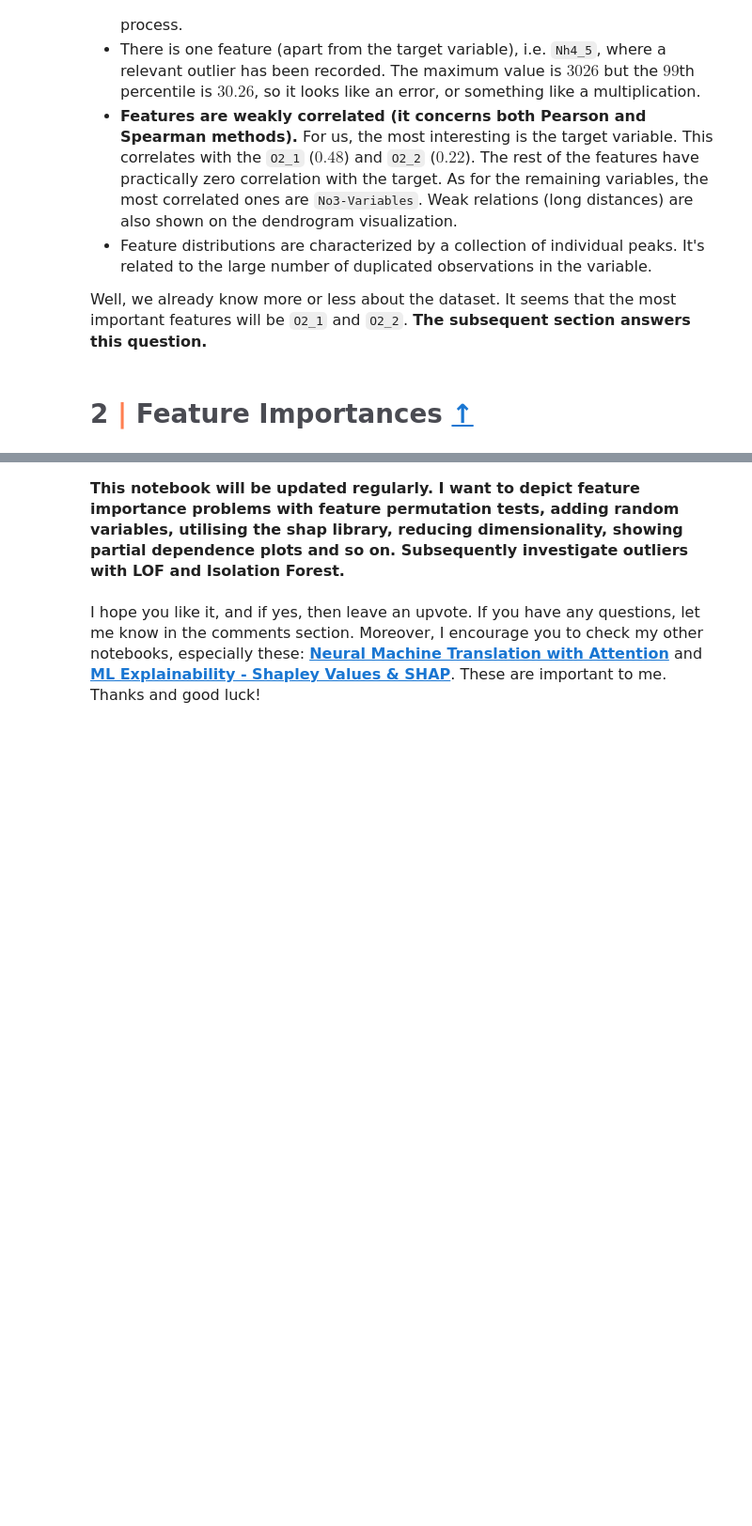
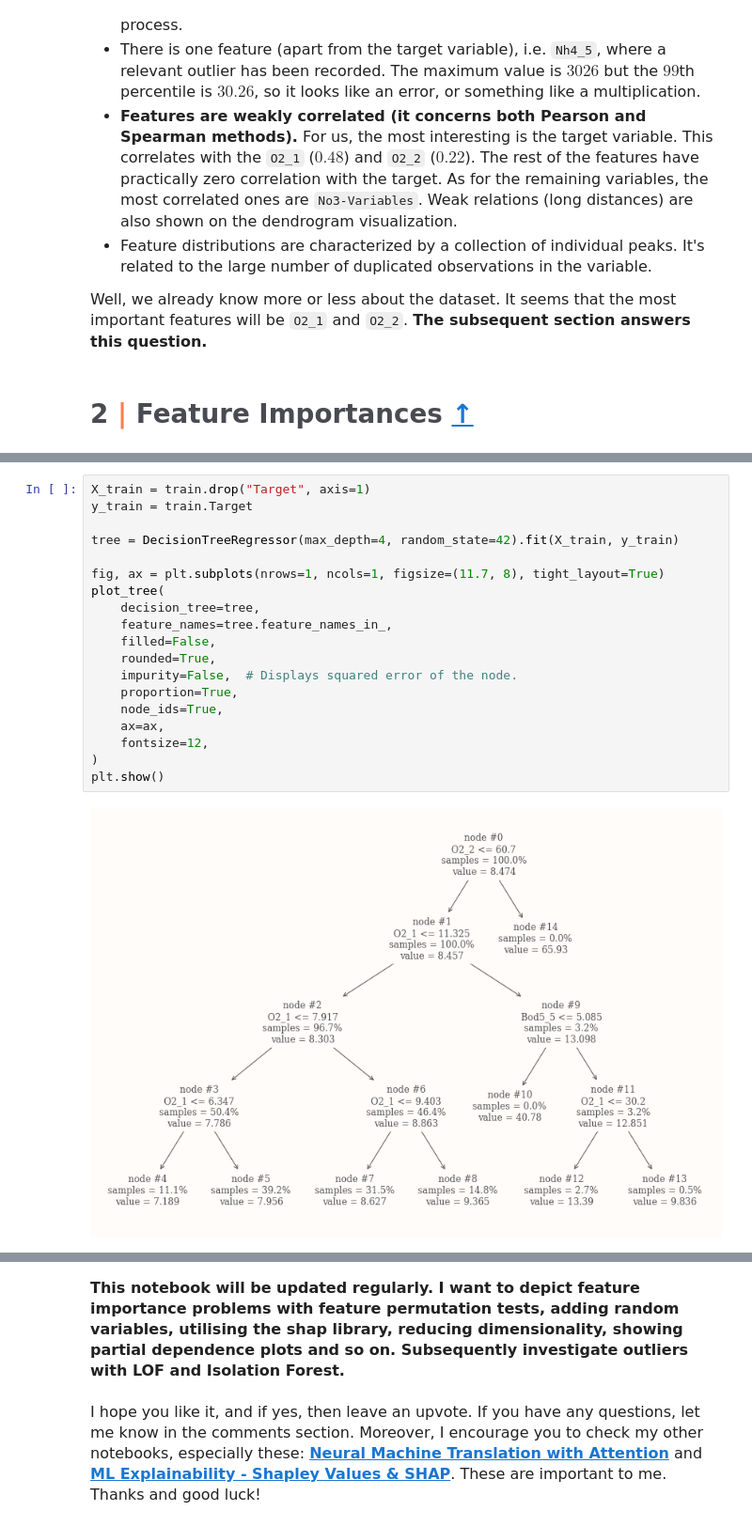
Before and after one commit to mateuszk098/kaggle-notebooks, a Jupyter notebook: playground_series_s3e21/oxygen_in_water_eda.ipynb, the cells around one changed output, grey strips where cells are left out. Shown at 94% size. Saved outputs shown, nothing was run; the diff lists cells and outputs as text; blank space fills up the shorter version.

```diff
--- a/playground_series_s3e21/oxygen_in_water_eda.ipynb
+++ b/playground_series_s3e21/oxygen_in_water_eda.ipynb
@@ -854,0 +914,21 @@ fig.show()
+# %%
+X_train = train.drop("Target", axis=1)
+y_train = train.Target
+
+tree = DecisionTreeRegressor(max_depth=4, random_state=42).fit(X_train, y_train)
+
+fig, ax = plt.subplots(nrows=1, ncols=1, figsize=(11.7, 8), tight_layout=True)
+plot_tree(
+    decision_tree=tree,
+    feature_names=tree.feature_names_in_,
+    filled=False,
+    rounded=True,
+    impurity=False,  # Displays squared error of the node.
+    proportion=True,
+    node_ids=True,
+    ax=ax,
+    fontsize=12,
+)
+plt.show()
+# %% [output]
+[figure, added]
```
Also changed, not shown: parts of 18 cells of this notebook.
